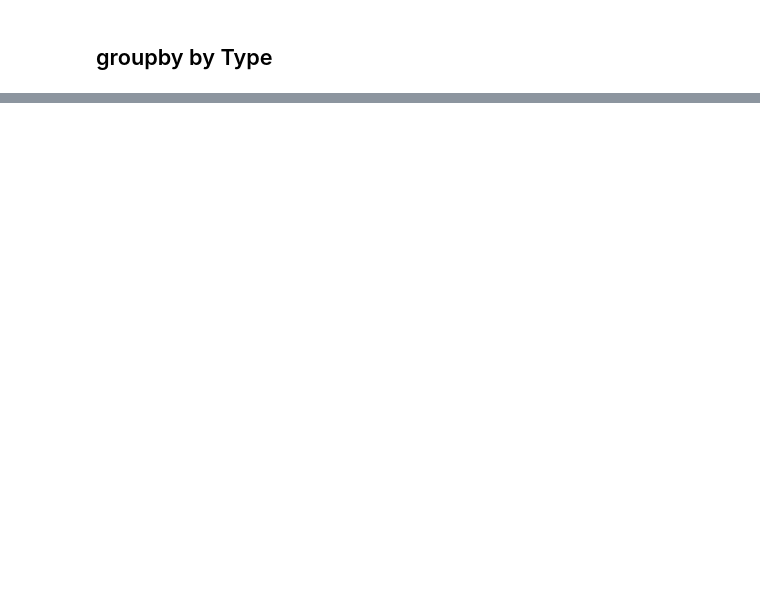
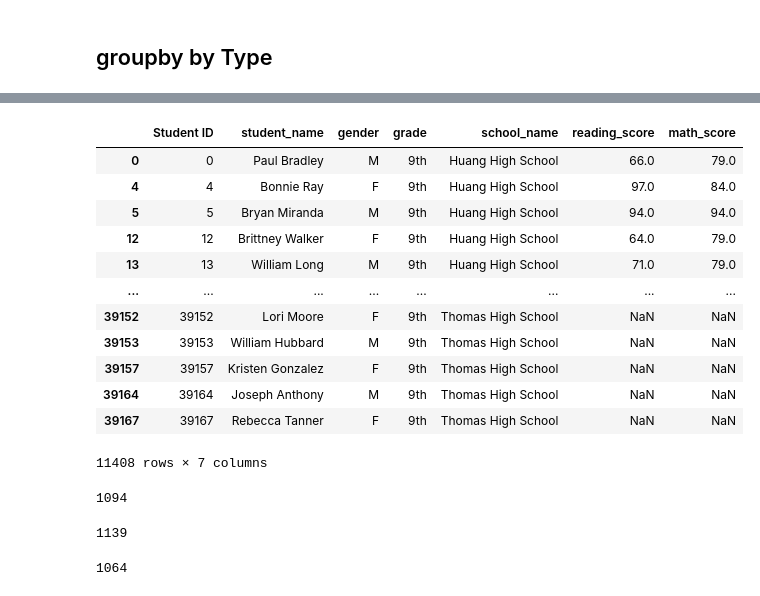
Before and after one commit to NitewingGW/School_District_Analysis, a Jupyter notebook: PyCitySchools_Challenge_testing.ipynb, the cells around one changed output, grey strips where cells are left out. Drawn from its saved outputs; the diff is of its cells as text; code cells hidden in the pictures; blank space fills up the shorter version.

```diff
--- a/PyCitySchools_Challenge_testing.ipynb
+++ b/PyCitySchools_Challenge_testing.ipynb
@@ -1454,0 +1696,78 @@ student_data_df.head()
+# %%
+student_data_df[student_data_df["grade"] == "9th"]
+# %% [output]
+|  | Student ID | student_name | gender | grade | school_name | reading_score | math_score |
+| 0 | 0 | Paul Bradley | M | 9th | Huang High School | 66.0 | 79.0 |
+| 4 | 4 | Bonnie Ray | F | 9th | Huang High School | 97.0 | 84.0 |
+| 5 | 5 | Bryan Miranda | M | 9th | Huang High School | 94.0 | 94.0 |
+| 12 | 12 | Brittney Walker | F | 9th | Huang High School | 64.0 | 79.0 |
+| 13 | 13 | William Long | M | 9th | Huang High School | 71.0 | 79.0 |
+| ... | ... | ... | ... | ... | ... | ... | ... |
+| 39152 | 39152 | Lori Moore | F | 9th | Thomas High School | NaN | NaN |
+| 39153 | 39153 | William Hubbard | M | 9th | Thomas High School | NaN | NaN |
+| 39157 | 39157 | Kristen Gonzalez | F | 9th | Thomas High School | NaN | NaN |
+| 39164 | 39164 | Joseph Anthony | M | 9th | Thomas High School | NaN | NaN |
+| 39167 | 39167 | Rebecca Tanner | F | 9th | Thomas High School | NaN | NaN |
+11408 rows × 7 columns
+# %%
+# Create the DataFrame
+per_school_summary_df = pd.DataFrame({
+    "School Type": per_school_types,
+    "Total Students": per_school_counts,
+    "Total School Budget": per_school_budget,
+    "Per Student Budget": per_school_capita,
+    "Average Math Score": per_school_math,
+    "Average Reading Score": per_school_reading,
+    "% Passing Math": per_school_passing_math,
+    "% Passing Reading": per_school_passing_reading,
+    "% Overall Passing": per_overall_passing_percentage})
+
+
+# per_school_summary_df.head()
+
+# Format the Total School Budget and the Per Student Budget
+per_school_summary_df["Total School Budget"] = per_school_summary_df["Total School Budget"].map("${:,.2f}".format)
+per_school_summary_df["Per Student Budget"] = per_school_summary_df["Per Student Budget"].map("${:,.2f}".format)
+
+# Display the data frame
+per_school_summary_df
+
+# Step 5.  Get the number of 10th-12th graders from Thomas High School (THS).
+total_ths = len(school_data_complete_df[school_data_complete_df['school_name']=='Thomas High School'])
+total_ths_10_11_12 = total_ths - len(merge_thomas_9th)
+total_ths_10_11_12
+#students_9th = school_data_complete_df[school_data_complete_df['grade']=='9th']
+#students_9th.head(2)
+
+#th_students = school_data_complete_df[school_data_complete_df['school_name']=='Thomas High School']
+#th_students.head(2)
+
+
+# Step 6. Get all the students passing math from THS
+#len(per_school_passing_math['school_name']=='Thomas High School')
+thomas_passing_math = passing_math_df[passing_math_df['school_name']=='Thomas High School']
+thomas_passing_math.count()["Student ID"]
+# %% [output]
+1094
+# %%
+# Step 7. Get all the students passing reading from THS
+thomas_passing_reading = passing_reading_df[passing_reading_df['school_name']=='Thomas High School']
+thomas_passing_reading.count()["Student ID"]
+# %% [output]
+1139
+# %%
+# Step 8. Get all the students passing math and reading from THS
+thomas_math_reading_df = pd.merge(thomas_passing_math,thomas_passing_reading,on=["Student ID","Student ID"])
+thomas_math_reading_df.count()["Student ID"]
+
+#thomas_math_reading_df
+
+#total_ths
+#len(merge_thomas_9th)
+#total_ths_10_11_12
+
+#passing_reading_df[passing_reading_df['grade'] == "9th"]
+######passing_reading_df[passing_reading_df['reading_score'].isna()]
+#school_data_complete_df[school_data_complete_df['reading_score'].isna()]
+# %% [output]
+1064
```
Also changed, not shown: parts of 33 cells of this notebook.
